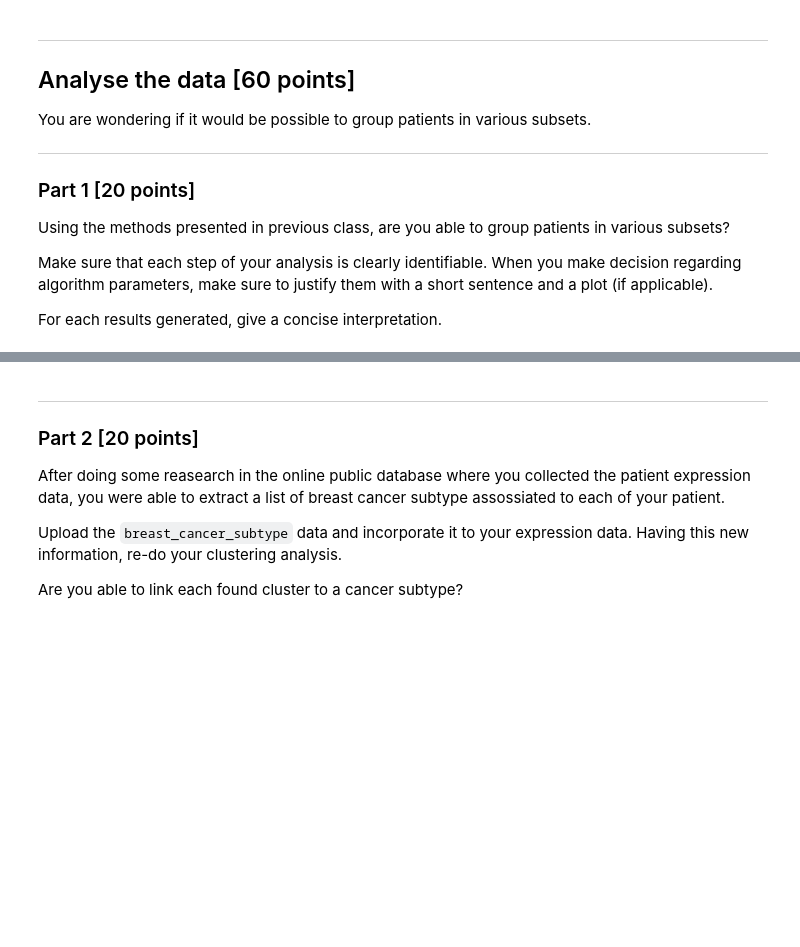
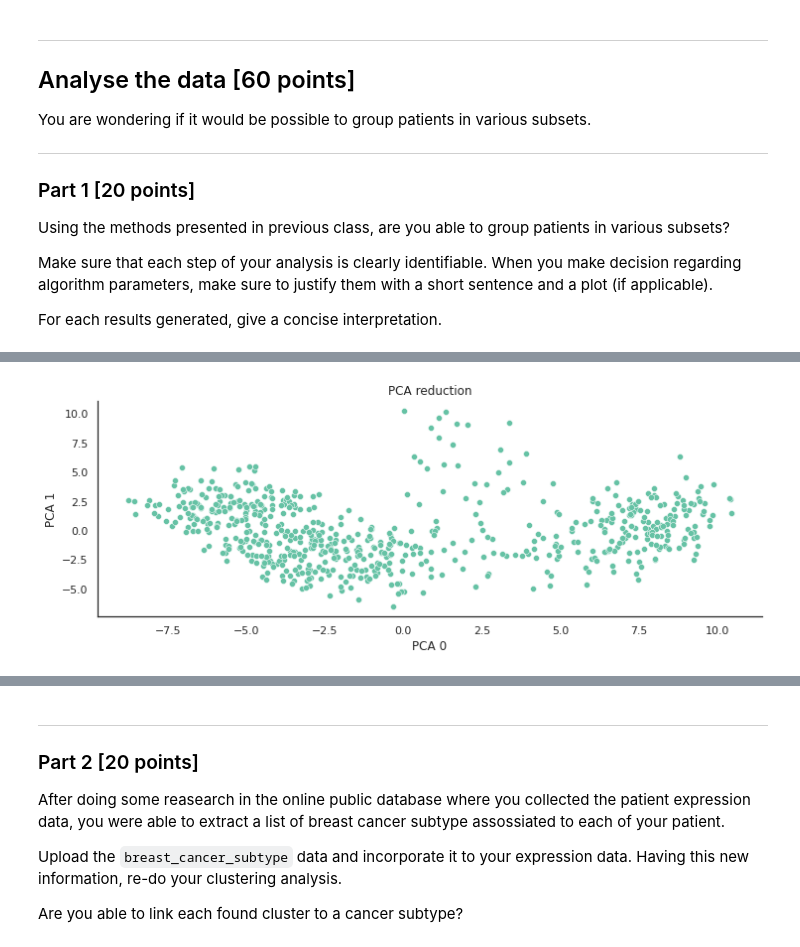
Before and after one commit to CamilaLK/S21_data_analysis, a Jupyter notebook: data_analysis_3.ipynb, the cells around one changed output, grey strips where cells are left out. Cells and saved outputs as stored; diff of their text form; code cells hidden in the pictures; blank space fills up the shorter version.

```diff
--- a/data_analysis_3.ipynb
+++ b/data_analysis_3.ipynb
@@ -22,5 +28,5 @@ Name: Camila Lie Kiyan
 # %%
-sns.set(rc={'figure.figsize':(9, 4)})
+sns.set(rc={'figure.figsize':(12, 4)})
 sns.set_theme(context="notebook", style="white", palette="Set2")
 # %% [markdown]
 ## Explore the data [35 points]
@@ -36 +44,6 @@ Answer the following questions:
 3. Is there a pair of genes that seems to be linearly correlated? If yes, which genes and what is the correlation coefficient?
+# %%
+### Import the breast cancer expression dataset
+fn = "dataset/breast_cancer_expression.tsv"
+data_bce = pd.read_csv(fn, sep="\t")
+data_bce
@@ -60,0 +139,5 @@ For each results generated, give a concise interpretation.
+# %%
+#Initiate the PCA and apply to your data
+X = data_bce.iloc[:,0:47]
+pca = sklearn.decomposition.PCA()
+pca.fit(data_bce.iloc[:,0:47])
@@ -60,0 +146,6 @@ For each results generated, give a concise interpretation.
+# %%
+#Apply the dimensionality reduction to our data
+reduce_bce = pca.transform (X)
+#Make a dataframe
+reduce_bce = pd.DataFrame (reduce_bce)
+reduce_bce
@@ -60,0 +166,9 @@ For each results generated, give a concise interpretation.
+# %%
+#Plot the results of the reduction to look the dataframe
+sns.scatterplot(data=reduce_bce, x=0, y=1)
+plt.title ("PCA reduction")
+plt.xlabel("PCA 0")
+plt.ylabel("PCA 1")
+sns.despine()
+# %% [output]
+[figure, added]
```
Also changed, not shown: parts of 29 cells of this notebook.
